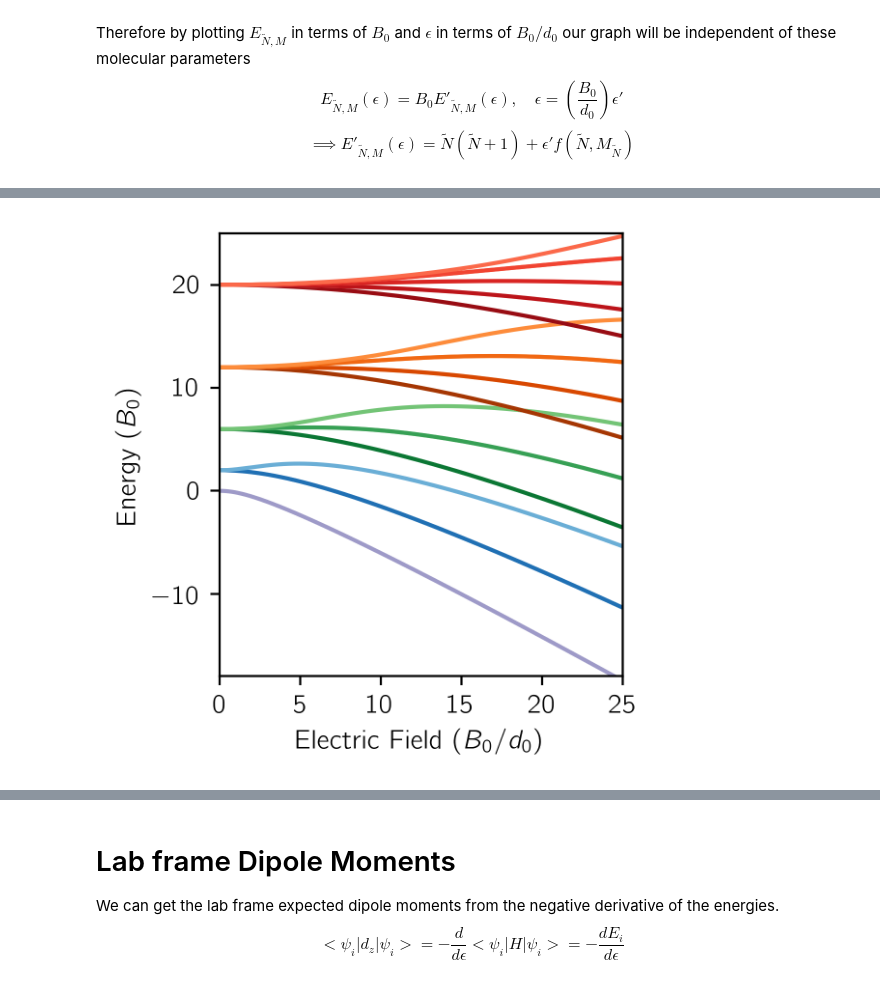
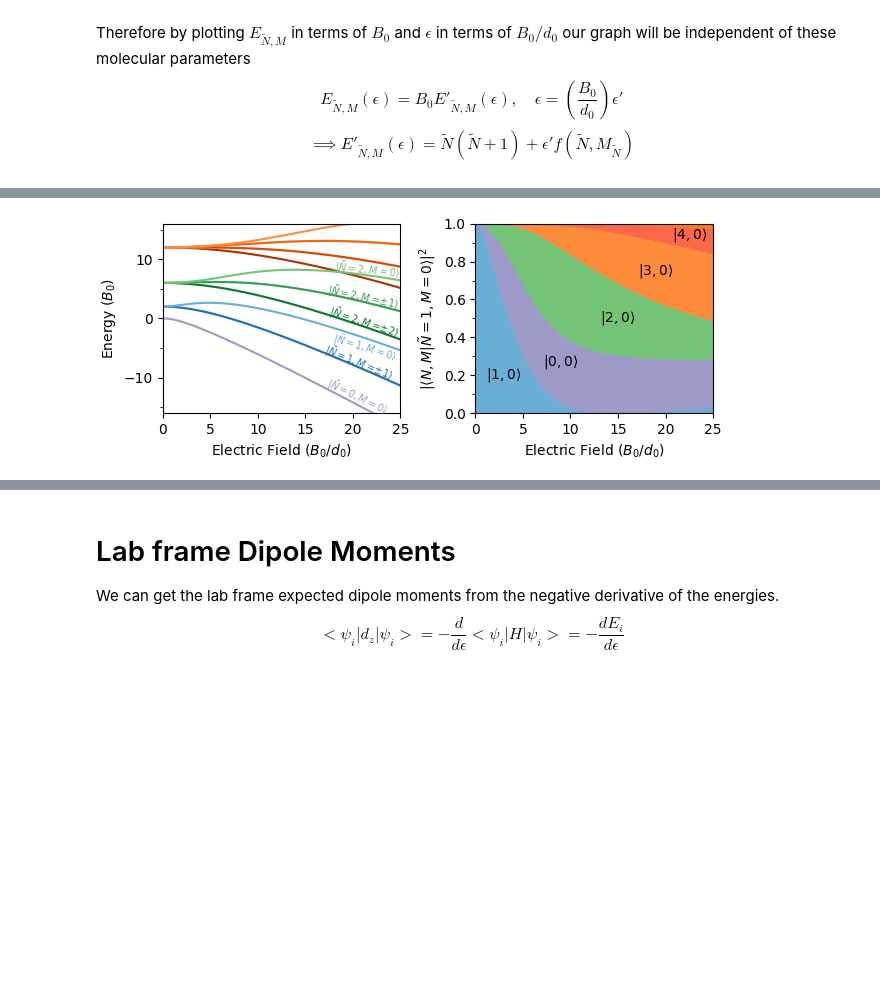
Before and after one commit to tomhepz/MolecularEnergyLevels, a Jupyter notebook: notebooks/raw-dc-stark.ipynb, the cells around one changed output, grey strips where cells are left out. Saved outputs shown, nothing was run; the diff lists cells and outputs as text; code cells hidden in the pictures; blank space fills up the shorter version.

```diff
--- a/notebooks/raw-dc-stark.ipynb
+++ b/notebooks/raw-dc-stark.ipynb
@@ -14,14 +14,14 @@ import matplotlib.pyplot as plt
 from matplotlib.pyplot import cm
 import matplotlib.gridspec as gridspec
 from mpl_toolkits.mplot3d import Axes3D
-plt.rcParams["text.usetex"] = True
+# plt.rcParams["text.usetex"] = False
 plt.rcParams["figure.autolayout"] = True
-plt.rcParams['figure.figsize'] = (4, 3.5)
-plt.rcParams['figure.dpi'] = 200
+plt.rcParams['figure.figsize'] = (6.3, 2.5)
+# plt.rcParams['figure.dpi'] = 200
 
-plt.rc('text.latex', preamble=r'\usepackage[T1]{fontenc}\usepackage{cmbright}')
+# plt.rc('text.latex', preamble=r'\usepackage[T1]{fontenc}\usepackage{cmbright}')
 
-%matplotlib inline
+%matplotlib widget
 %config InlineBackend.figure_format = 'retina'
 # %% [markdown]
 # Define constants
@@ -296,18 +296,88 @@ $$E_{\tilde{N},M}(\epsilon) =  B_0 E'_{\tilde{N},M}(\epsilon),\quad \epsilon =
 $$\implies E'_{\tilde{N},M}(\epsilon) = \tilde{N} (\tilde{N}+1) + \epsilon' f(\tilde{N},M_\tilde{N})$$
 # %%
 # Generalised Units code
-fig, ax = plt.subplots(figsize=(3,3))
+fig, (ax, ax2) = plt.subplots(1,2,constrained_layout=True)
 
-cmaps = ['Purples','Blues','Greens','Oranges','Reds']
+cmaps = ['Purples','Blues','Greens','Oranges','Reds','autumn','autumn','autumn']
 # cmap = cm.get_cmap('jet')
-for i, N, M in state_iter(4):
+positions = []
+
+pi=0
+positions=[(17,-9.5,-26),(16.8,-3.8,-22),(17.7,-2.0,-17),(17.3,2.6,-18),(17.2,6.3,-12),(18,10.1,-6)]
+for i, N, M in state_iter(3):
     cmap = cm.get_cmap(cmaps[N])
     col = cmap((M+N+1)/(2*N+2))
-    ax.plot(E * (D_0 / B_0), energies[:, i] / B_0,c=col)
+    ax.plot(E * (D_0 / B_0), energies[:, i] / B_0,c=col,zorder=-N)
+    if i<9 and M>=0:
+        if M == 0:
+            M_TEXT = '0'
+        else:
+            M_TEXT = fr"\!\!\pm\!{M}"
+        string_to_show =  fr"$|\tilde{{N}}={N},M={M_TEXT}\rangle$" #fr"$|\tilde{{N}}={N},{M_TEXT}\rangle$"
+        x=positions[pi][0]
+        y=positions[pi][1]
+        rot =positions[pi][2]
+        ax.text(x, y, string_to_show, c=col,va='top',ha='left',size=7,rotation=rot,zorder=10)
+        pi+=1
+
+
 
 ax.set_xlabel("Electric Field $(B_0/d_0)$")
 ax.set_ylabel("Energy $(B_0)$")
 ax.set_xlim(0, 25)
-ax.set_ylim(-18, 25)
-fig.savefig('../images/normalised-stark-shift.pdf')
+ax.set_ylim(-16, 16)
+from matplotlib.ticker import (MultipleLocator, AutoMinorLocator)
+ax.yaxis.set_minor_locator(MultipleLocator(5))
+
+# #################
+state = state_to_pos(1, 0)
+print(state)
+probs = np.abs(states[:, :, state]) ** 2
+print(probs.shape)
+
+# axtemp = fig.subplots()
+# axtemp.plot(E,probs[:,state])
+
+important_count = 7
+sorti = np.argsort(-np.abs(states[1, :, state]) ** 2)
+print(sorti[:important_count])
+
+importantprobs = np.abs(states[:, sorti[:important_count], state]) ** 2
+print(importantprobs.shape)
+
+colors = []
+h=np.zeros(E_STEPS)
+# ii=0
+for i in sorti[:important_count]:
+    for j, N, M in state_iter(7):
+        if j == i:
+            print(N,M)
+            cmap = cm.get_cmap(cmaps[N])
+            colors.append(cmap((M+N+1)/(2*N+2)))
+            # this_probs = importantprobs[:,ii]
+#             ii+=1
+#             max_ei = np.argmax(this_probs)
+#             if ii <5:
+#                 ax2.text(E[max_ei] * (D_0 / B_0), h[max_ei]+this_probs[max_ei]/2 , "test")# fr"|{N},{M}\rangle")
+#             h+=this_probs
+
+# col = cm.plasma(np.linspace(0, 1, important_count))
+ax2.stackplot(E * (D_0 / B_0), importantprobs.T,colors=colors,lw=0.5,ec='face',aa=True)
+ax2.set_ylabel(r"$|\langle N,M|\tilde{N}=1,M=0\rangle|^2$")
+ax2.set_xlabel("Electric Field $(B_0/d_0)$")
+ax2.set_ylim(0, 1.0)
+ax2.set_xlim(0, 25)
+
+ax2.text(3,0.2, r"$|1,0\rangle$", ha='center', va='center')
+ax2.text(9,0.27, r"$|0,0\rangle$", ha='center', va='center')
+ax2.text(15,0.5, r"$|2,0\rangle$", ha='center', va='center')
+ax2.text(19,0.75, r"$|3,0\rangle$", ha='center', va='center')
+ax2.text(22.5,0.94, r"$|4,0\rangle$", ha='center', va='center')
+
+# ax2.yaxis.set_label_position("right")
+# ax2.yaxis.tick_right()
+ax2.yaxis.set_minor_locator(MultipleLocator(0.1))
+
+
+fig.savefig('../images/normalised-stark-shift-components.pdf')
 # %% [output]
@@ -314 +395 @@ fig.savefig('../images/normalised-stark-shift.pdf')
-[figure, old version]
+[figure, new version]
```
Also changed, not shown: parts of 10 cells of this notebook, 34 other files.
